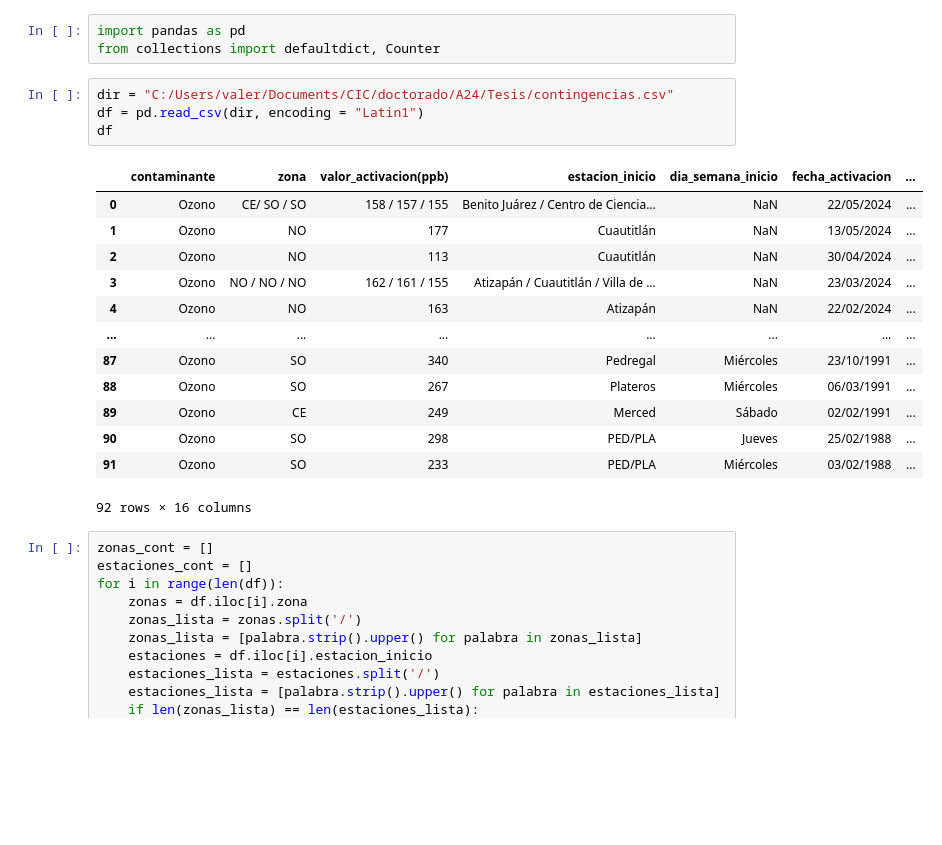
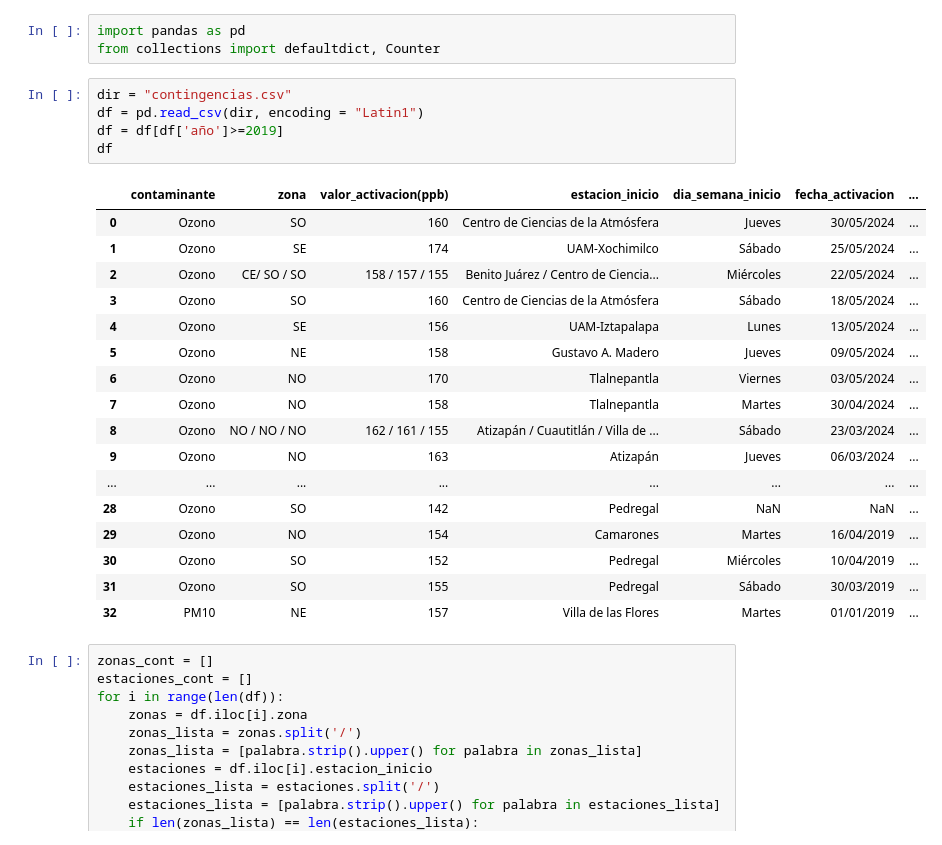
Before and after one commit to vlegaria/air_pollution, a Jupyter notebook: contingencia/conteo_estaciones_activan_contingencias.ipynb, the cells around one changed output. Saved outputs shown, nothing was run; the diff lists cells and outputs as text; blank space fills up the shorter version.

Commit message:
contingencias

```diff
--- a/contingencia/conteo_estaciones_activan_contingencias.ipynb
+++ b/contingencia/conteo_estaciones_activan_contingencias.ipynb
@@ -2,23 +2,28 @@
 import pandas as pd
 from collections import defaultdict, Counter
 # %%
-dir = "C:/Users/valer/Documents/CIC/doctorado/A24/Tesis/contingencias.csv"
+dir = "contingencias.csv"
 df = pd.read_csv(dir, encoding = "Latin1")
+df = df[df['año']>=2019]
 df
 # %% [output]
 |  | contaminante | zona | valor_activacion(ppb) | estacion_inicio | dia_semana_inicio | fecha_activacion | ... |
-| 0 | Ozono | CE/ SO / SO | 158 / 157 / 155 | Benito Juárez / Centro de Ciencia... | NaN | 22/05/2024 | ... |
-| 1 | Ozono | NO | 177 | Cuautitlán | NaN | 13/05/2024 | ... |
-| 2 | Ozono | NO | 113 | Cuautitlán | NaN | 30/04/2024 | ... |
-| 3 | Ozono | NO / NO / NO | 162 / 161 / 155 | Atizapán / Cuautitlán / Villa de ... | NaN | 23/03/2024 | ... |
-| 4 | Ozono | NO | 163 | Atizapán | NaN | 22/02/2024 | ... |
+| 0 | Ozono | SO | 160 | Centro de Ciencias de la Atmósfera | Jueves | 30/05/2024 | ... |
+| 1 | Ozono | SE | 174 | UAM-Xochimilco | Sábado | 25/05/2024 | ... |
+| 2 | Ozono | CE/ SO / SO | 158 / 157 / 155 | Benito Juárez / Centro de Ciencia... | Miércoles | 22/05/2024 | ... |
+| 3 | Ozono | SO | 160 | Centro de Ciencias de la Atmósfera | Sábado | 18/05/2024 | ... |
+| 4 | Ozono | SE | 156 | UAM-Iztapalapa | Lunes | 13/05/2024 | ... |
+| 5 | Ozono | NE | 158 | Gustavo A. Madero | Jueves | 09/05/2024 | ... |
+| 6 | Ozono | NO | 170 | Tlalnepantla | Viernes | 03/05/2024 | ... |
+| 7 | Ozono | NO | 158 | Tlalnepantla | Martes | 30/04/2024 | ... |
+| 8 | Ozono | NO / NO / NO | 162 / 161 / 155 | Atizapán / Cuautitlán / Villa de ... | Sábado | 23/03/2024 | ... |
+| 9 | Ozono | NO | 163 | Atizapán | Jueves | 06/03/2024 | ... |
 | ... | ... | ... | ... | ... | ... | ... | ... |
-| 87 | Ozono | SO | 340 | Pedregal | Miércoles | 23/10/1991 | ... |
-| 88 | Ozono | SO | 267 | Plateros | Miércoles | 06/03/1991 | ... |
-| 89 | Ozono | CE | 249 | Merced | Sábado | 02/02/1991 | ... |
-| 90 | Ozono | SO | 298 | PED/PLA | Jueves | 25/02/1988 | ... |
-| 91 | Ozono | SO | 233 | PED/PLA | Miércoles | 03/02/1988 | ... |
+| 28 | Ozono | SO | 142 | Pedregal | NaN | NaN | ... |
+| 29 | Ozono | NO | 154 | Camarones | Martes | 16/04/2019 | ... |
+| 30 | Ozono | SO | 152 | Pedregal | Miércoles | 10/04/2019 | ... |
+| 31 | Ozono | SO | 155 | Pedregal | Sábado | 30/03/2019 | ... |
+| 32 | PM10 | NE | 157 | Villa de las Flores | Martes | 01/01/2019 | ... |
-92 rows × 16 columns
 # %%
 zonas_cont = []
 estaciones_cont = []
```
Also changed, not shown: parts of 12 cells of this notebook, 1 other file.
